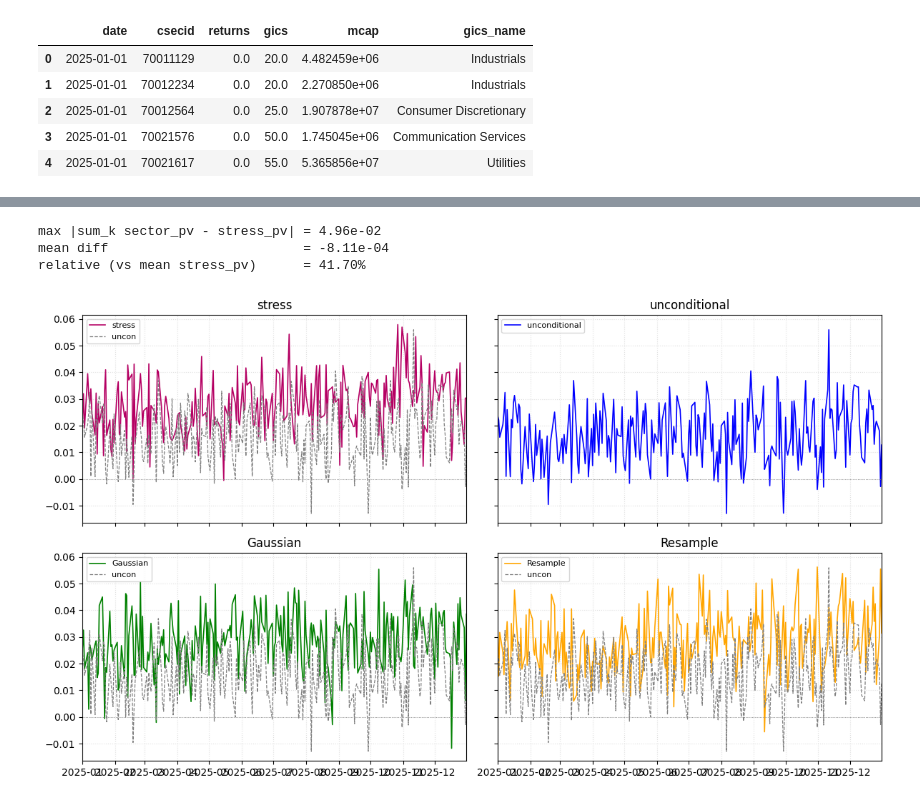
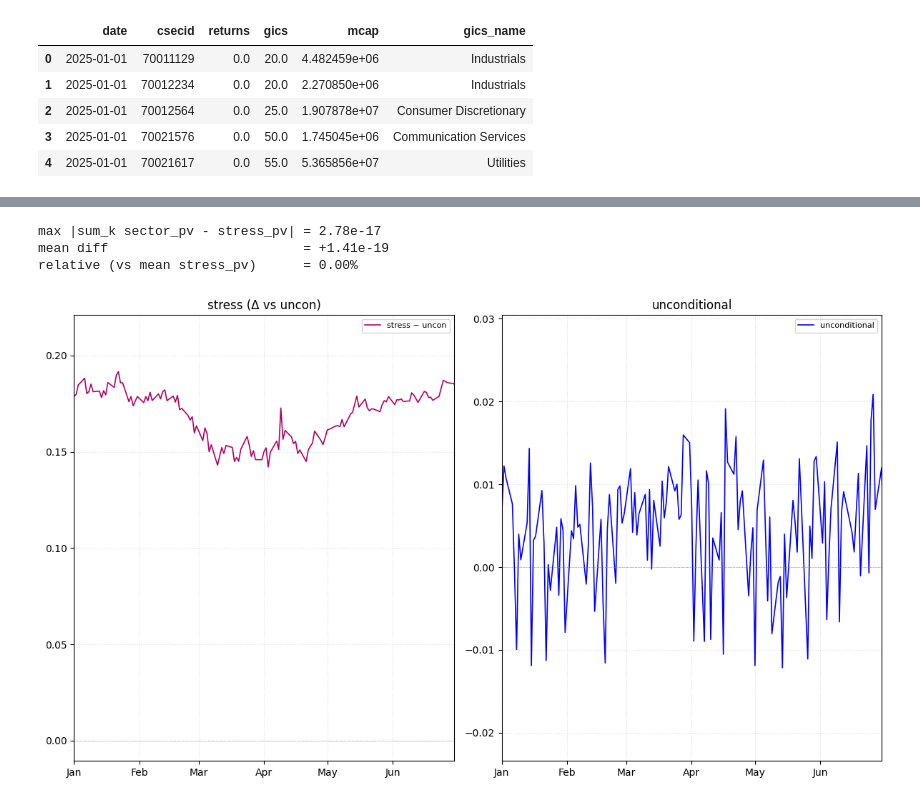
Before and after one commit to yryMax/TailEnhancedFinDiff, a Jupyter notebook: gics.ipynb, the cells around one changed output, grey strips where cells are left out. Saved outputs shown, nothing was run; the diff lists cells and outputs as text; code cells hidden in the pictures.

```diff
--- a/gics.ipynb
+++ b/gics.ipynb
@@ -62,6 +80,6 @@ def get_stress_pv(df: pd.DataFrame, df_stress: pd.DataFrame,
 # %%
 stress_pv   = get_stress_pv(df, df_stress,   seed=0)
 uncon_pv    = get_stress_pv(df, df_uncon,    seed=0)
-gaussian_pv = get_stress_pv(df, df_gaussian, seed=0)
-resample_pv = get_stress_pv(df, df_resample, seed=0)
+#gaussian_pv = get_stress_pv(df, df_gaussian, seed=0)
+#resample_pv = get_stress_pv(df, df_resample, seed=0)
 stress_pv.head()
@@ -106,35 +113,46 @@ res_per_gics
-# %%
-
-sec_sum = sec_s.groupby('date')['pv'].sum().to_numpy()
-total   = stress_pv.set_index('date')['pv'].to_numpy()
-err     = sec_sum - total
-print(f"max |sum_k sector_pv - stress_pv| = {np.abs(err).max():.2e}")
-print(f"mean diff                         = {err.mean():+.2e}")
-print(f"relative (vs mean stress_pv)      = {np.abs(err).mean() / total.mean():.2%}")
-# %% [output]
-max |sum_k sector_pv - stress_pv| = 4.96e-02
-mean diff                         = -8.11e-04
-relative (vs mean stress_pv)      = 41.70%
+# %%
+"""
+sec_sum = sec_s.groupby('date')['pv'].sum().to_numpy()
+total   = stress_pv.set_index('date')['pv'].to_numpy()
+err     = sec_sum - total
+print(f"max |sum_k sector_pv - stress_pv| = {np.abs(err).max():.2e}")
+print(f"mean diff                         = {err.mean():+.2e}")
+print(f"relative (vs mean stress_pv)      = {np.abs(err).mean() / total.mean():.2%}")
+"""
+# %% [output]
+max |sum_k sector_pv - stress_pv| = 2.78e-17
+mean diff                         = +1.41e-19
+relative (vs mean stress_pv)      = 0.00%
 # %%
+import matplotlib.dates as mdates
+
 panels = [("stress", stress_pv,   "#B50063"),
-          ("unconditional", uncon_pv,    "blue"),
-          ("Gaussian",      gaussian_pv, "green"),
-          ("Resample",      resample_pv, "orange")]
+          ("unconditional", uncon_pv,    "blue"),]
+        #  ("Gaussian",      gaussian_pv, "green"),
+        #  ("Resample",      resample_pv, "orange")]
 
-fig, axes = plt.subplots(2, 2, figsize=(12, 7), sharex=True, sharey=True)
+baseline = "unconditional"
+xlim = (pd.Timestamp("2025-01-01"), pd.Timestamp("2025-06-30"))   # half year
+
+fig, axes = plt.subplots(1, 2, figsize=(12, 7), sharex=True, sharey=False)
 for ax, (name, pv, color) in zip(axes.ravel(), panels):
-    ax.plot(pv['date'], pv['pv'], color=color, lw=1.2, label=name)
-    if name != "unconditional":   # overlay uncon as reference
-        ax.plot(uncon_pv['date'], uncon_pv['pv'], color="grey", lw=0.9, ls="--", label="uncon")
+    if name == baseline:                       # baseline: plot itself
+        ax.plot(pv['date'], pv['pv'], color=color, lw=1.2, label=name)
+        ax.set_title(name)
+    else:                                       # others: plot delta vs uncon
+        delta = pv['pv'].values - uncon_pv['pv'].values
+        ax.plot(pv['date'], delta, color=color, lw=1.2, label=f"{name} − uncon")
+        ax.set_title(f"{name} (Δ vs uncon)")
     ax.axhline(0, color="grey", lw=0.6, ls=":")
-    ax.set_title(name)
     ax.grid(True, ls=":", alpha=0.4)
     ax.legend(fontsize=8)
-    ax.margins(x=0)
+    ax.set_xlim(*xlim)
+    ax.xaxis.set_major_locator(mdates.MonthLocator())
+    ax.xaxis.set_major_formatter(mdates.DateFormatter('%b'))
 fig.tight_layout()
 plt.show()
 # %% [output]
-[figure, old version]
+[figure, new version]
 # %%
 # bar plot
 gics_names, delta_pvs = zip(*res_per_gics)
```
Also changed, not shown: parts of 9 cells of this notebook, 2 other files.
